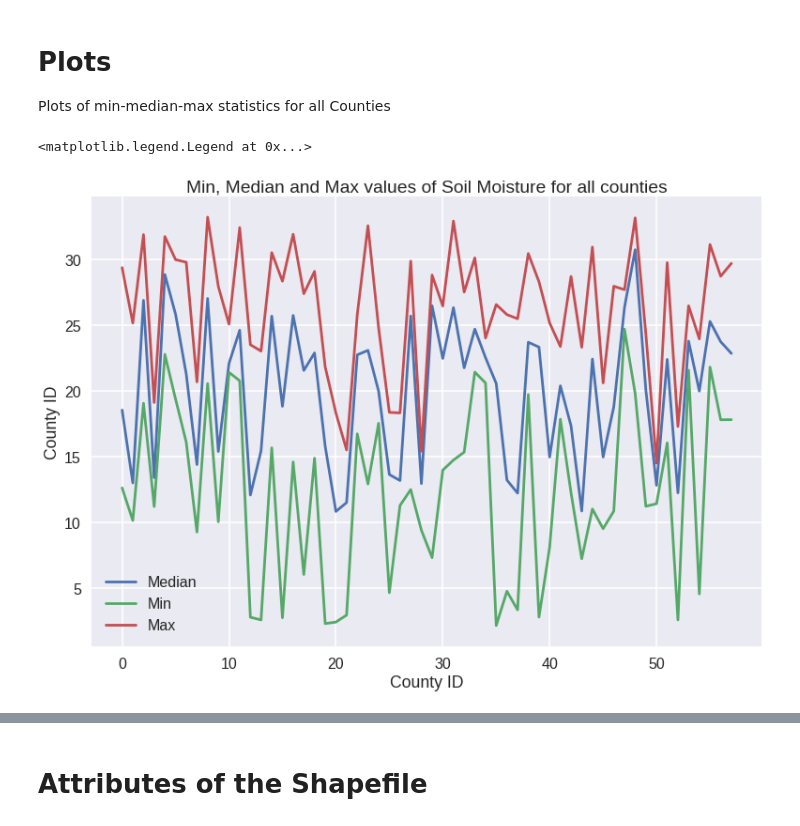
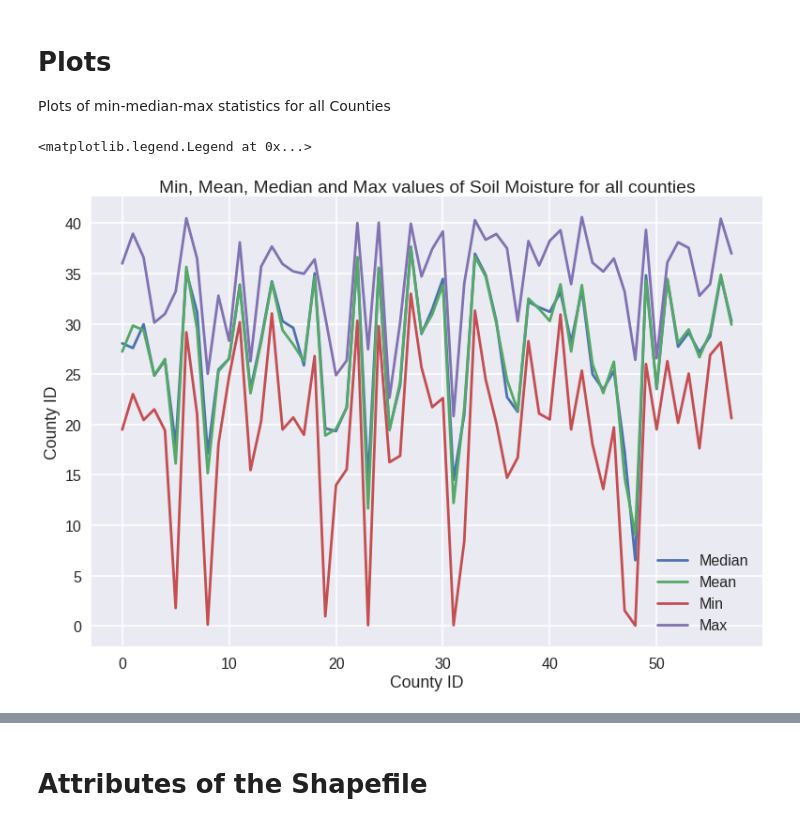
Before and after one commit to solomonvimal/UCLA-Hydro, a Jupyter notebook: MRPI/JupyterNotebooks/VIC_archive.ipynb, the cells around one changed output, grey strips where cells are left out. Saved outputs shown, nothing was run; the diff lists cells and outputs as text; code cells hidden in the pictures.

Commit message:
updated notebook, optimized code

```diff
--- a/MRPI/JupyterNotebooks/VIC_archive.ipynb
+++ b/MRPI/JupyterNotebooks/VIC_archive.ipynb
@@ -147,6 +122,7 @@ for lat in range(350):
     for lon in range(310):
         lats.append(lat)
         lons.append(lon)
+lats = list(reversed(lats))
 len(lats), len(lons)
 # %% [output]
 (108500, 108500)
@@ -244,18 +236,10 @@ Image(url='Soil_Liquid_GIF.gif')
 # %%
 # Other input and uutput fluxes from VIC: Precipitation, Runoff, Baseflow, Air Temperature:
-lats, lons = [], []
-for lat in range(len(data["lat"][:])):
-    for lon in range(len(data["lon"][:])):
-        lats.append(lat)
-        lons.append(lon)
-len(lats), len(lons)
 
 fname = "/home2/svimal/Data/VIC_Fluxes/1920s/fluxes.1920-12.nc"
 data = netCDF4.Dataset(fname, "r")
-data.variables
 
 variables = ["Prec", "Evap", "Runoff", "Baseflow", "Tair", "Soil_liquid", "SWE"]
-month, year = "Dec", "2015"
 day=1
 data_lists = []
 filenames=[]
@@ -283,11 +267,11 @@ for i, var in enumerate(variables):
                 plt.colorbar()
                 plt.xlabel("Longitude")
                 plt.ylabel("Latitude")
-                plt.title(str(var)+": " + str(day) + "-" + str(month) + "-" + str(year))
+                plt.title(str(var))
                 #fname = "swe_" + str(i) + ".png"
-                fname = str(var)+ "_" + str(i) + ".png"
-                plt.savefig(fname)
-                filenames.append(fname)
+                #fname = str(var)+ "_" + str(i) + ".png"
+                #plt.savefig(fname)
+                #filenames.append(fname)
                 plt.show()
             except:
                 pass
@@ -404,35 +386,40 @@ Plots of min-median-max statistics for all Counties
 # %%
 # Raster Stats from the county shapefiles and the Soil Moisture Layer
 shp1 = '/home2/svimal/Github/CA_drought/data/Spatial/CA_counties/CA_counties_WGS.shp'
-#ras = '/home2/svimal/Github/UCLA-Hydro/MRPI/Images/sm_clipped.tif'
-ras = '/home2/svimal/Github/UCLA-Hydro/MRPI/Images/sm.asc'
+ras = '/home2/svimal/Github/UCLA-Hydro/MRPI/JupyterNotebooks/sm3.asc'
+#ras = '/home2/svimal/Github/UCLA-Hydro/MRPI/Images/sm.asc'
 
-stats = rasterstats.zonal_stats(shp1, ras, stats="min max median majority sum")
+stats = rasterstats.zonal_stats(shp1, ras, stats="min max mean median majority sum")
 #print(stats)
-len(stats)
-type(stats)
 
+# Medians
 medians = []
 for i in range(len(stats)):
     medians.append(stats[i]["median"])
-# medians
+
 plt.ylabel("Median value of Soil Moisture"); plt.xlabel("County ID")
 plt.plot(medians, label="Median")
 
-maxs = []
-for i in range(len(stats)):
-    maxs.append(stats[i]["max"])
+# Means
+means = []
+for i in range(len(stats)):means.append(stats[i]["mean"])
 
+plt.ylabel("Mean value of Soil Moisture"); plt.xlabel("County ID")
+plt.plot(means, label="Mean")
 
+# Maxs
+maxs = [];
+for i in range(len(stats)):maxs.append(stats[i]["max"])
+
+# Mins
 mins = []
-for i in range(len(stats)):
-    mins.append(stats[i]["min"])
+for i in range(len(stats)):mins.append(stats[i]["min"])
 plt.plot(mins, label="Min")
 
-    # medians
-plt.title("Min, Median and Max values of Soil Moisture for all counties"); plt.ylabel("County ID")
+# Plot properties
+plt.title("Min, Mean, Median and Max values of Soil Moisture for all counties"); plt.ylabel("County ID")
 plt.plot(maxs, label="Max")
 plt.legend()
 # %% [output]
 <matplotlib.legend.Legend at 0x...>
-[figure, old version]
+[figure, new version]
```
Also changed, not shown: parts of 23 cells of this notebook.
